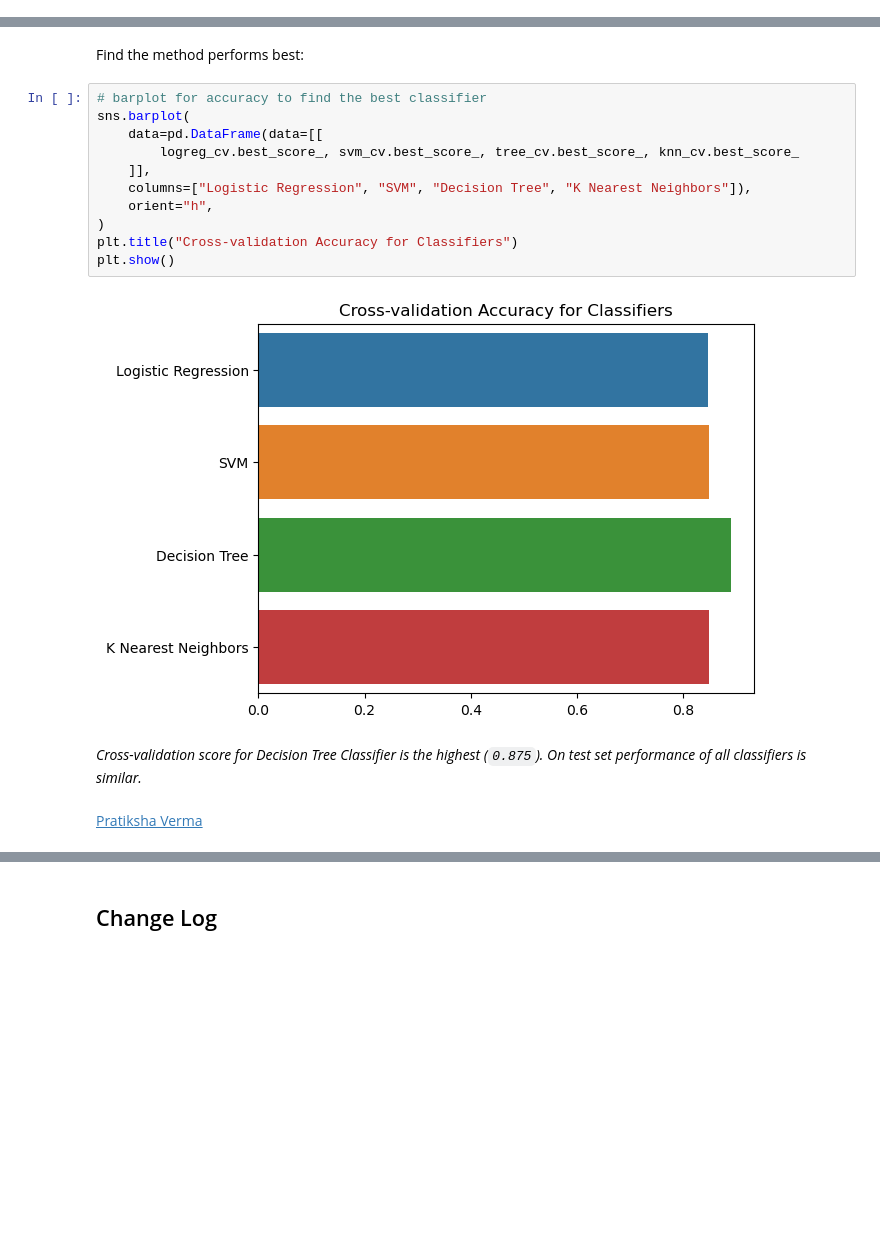
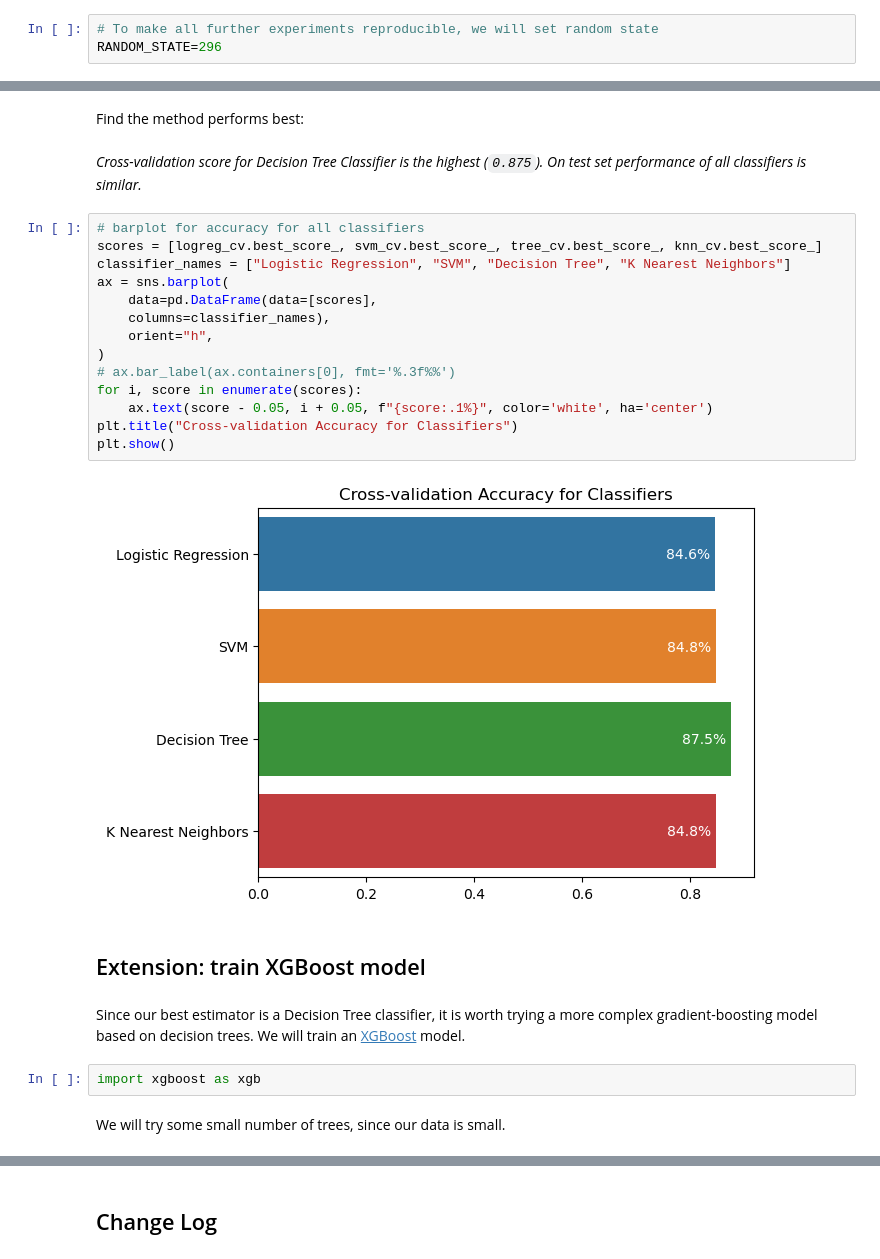
Before and after one commit to artbataev/ibm_ds_t10_capstone, a Jupyter notebook: Lab_4.1_Machine_Learning_Prediction.ipynb, the cells around one changed output, grey strips where cells are left out. Saved outputs shown, nothing was run; the diff lists cells and outputs as text; blank space fills up the shorter version.

```diff
--- a/Lab_4.1_Machine_Learning_Prediction.ipynb
+++ b/Lab_4.1_Machine_Learning_Prediction.ipynb
@@ -154,6 +156,9 @@ Y_test.shape
 (18,)
 # %% [markdown]
 ## TASK  4
+# %%
+# To make all further experiments reproducible, we will set random state
+RANDOM_STATE=296
 # %% [markdown]
 Create a logistic regression object  then create a  GridSearchCV object  <code>logreg_cv</code> with cv = 10.  Fit the object to find the best parameters from the dictionary <code>parameters</code>.
 # %%
@@ -322,20 +323,30 @@ plot_confusion_matrix(Y_test,yhat)
 ## TASK  12
 # %% [markdown]
 Find the method performs best:
-# %%
-# barplot for accuracy to find the best classifier
-sns.barplot(
-    data=pd.DataFrame(data=[[
-        logreg_cv.best_score_, svm_cv.best_score_, tree_cv.best_score_, knn_cv.best_score_
-    ]],
-    columns=["Logistic Regression", "SVM", "Decision Tree", "K Nearest Neighbors"]),
-    orient="h",
-)
-plt.title("Cross-validation Accuracy for Classifiers")
-plt.show()
-# %% [output]
-[figure, removed]
 # %% [markdown]
 *Cross-validation score for Decision Tree Classifier is the highest (`0.875`). On test set performance of all classifiers is similar.*
-# %% [markdown]
-[Pratiksha Verma](https://www.linkedin.com/in/pratiksha-verma-6487561b1/?utm_medium=Exinfluencer&utm_source=Exinfluencer&utm_content=000026UJ&utm_term=10006555&utm_id=NA-SkillsNetwork-Channel-SkillsNetworkCoursesIBMDS0321ENSkillsNetwork865-2023-01-01)
+# %%
+# barplot for accuracy for all classifiers
+scores = [logreg_cv.best_score_, svm_cv.best_score_, tree_cv.best_score_, knn_cv.best_score_]
+classifier_names = ["Logistic Regression", "SVM", "Decision Tree", "K Nearest Neighbors"]
+ax = sns.barplot(
+    data=pd.DataFrame(data=[scores],
+    columns=classifier_names),
+    orient="h",
+)
+# ax.bar_label(ax.containers[0], fmt='%.3f%%')
+for i, score in enumerate(scores):
+    ax.text(score - 0.05, i + 0.05, f"{score:.1%}", color='white', ha='center')
+plt.title("Cross-validation Accuracy for Classifiers")
+plt.show()
+# %% [output]
+[figure, added]
+# %% [markdown]
+## Extension: train XGBoost model
+# %% [markdown]
+Since our best estimator is a Decision Tree classifier, it is worth trying a more complex gradient-boosting model based on decision trees.
+We will train an [XGBoost](https://xgboost.readthedocs.io/en/stable/index.html) model.
+# %%
+import xgboost as xgb
+# %% [markdown]
+We will try some small number of trees, since our data is small.
```
Also changed, not shown: parts of 26 cells of this notebook.
